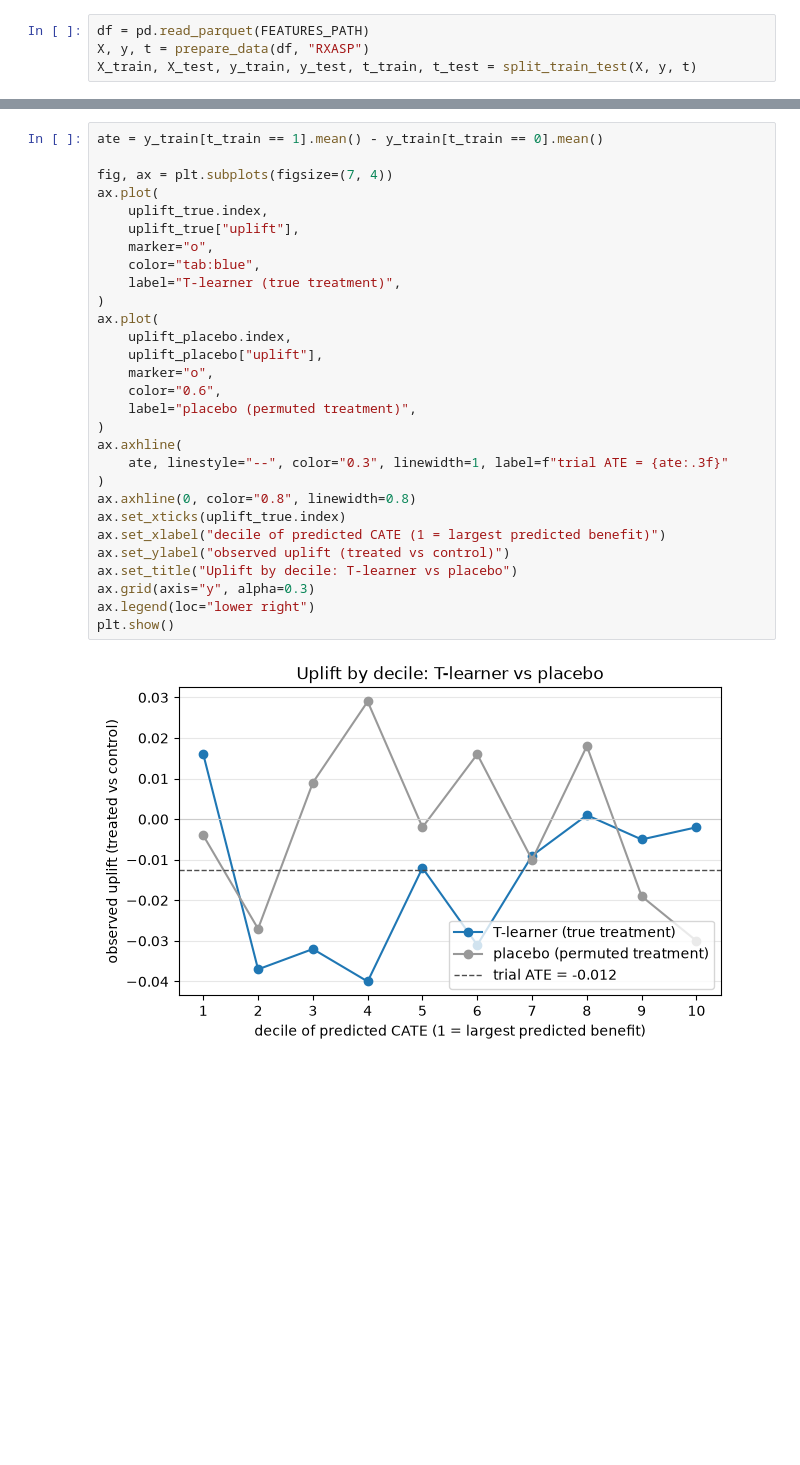
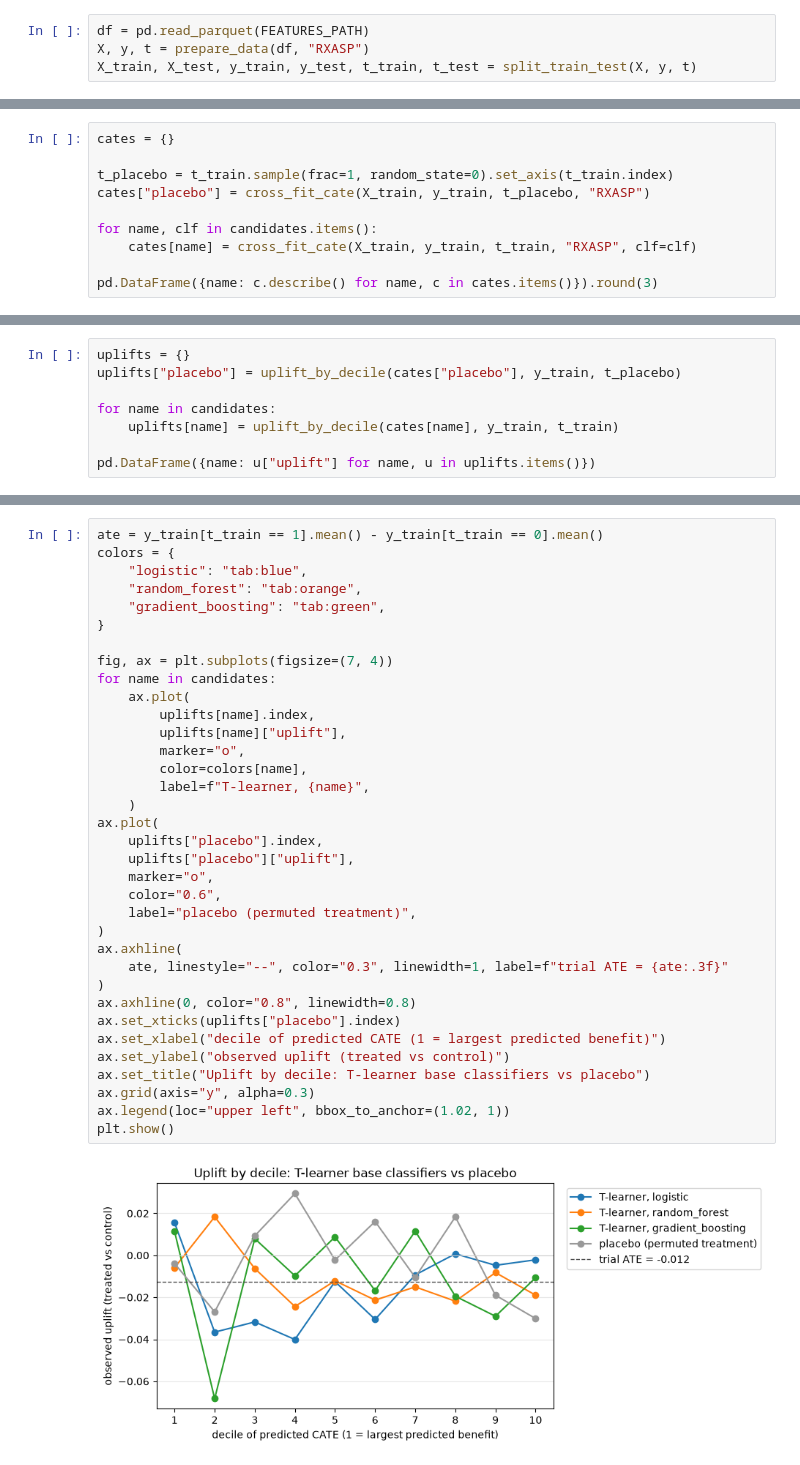
Before and after one commit to itsfedee/personalized-treatment-effects, a Jupyter notebook: notebooks/06_t_learner.ipynb, the cells around one changed output, grey strips where cells are left out. Cells and saved outputs as stored; diff of their text form; blank space fills up the shorter version.

Commit message:
Add notebook 06: t-learner

```diff
--- a/notebooks/06_t_learner.ipynb
+++ b/notebooks/06_t_learner.ipynb
@@ -79,0 +43,10 @@ display(uplift_placebo)
+# %%
+cates = {}
+
+t_placebo = t_train.sample(frac=1, random_state=0).set_axis(t_train.index)
+cates["placebo"] = cross_fit_cate(X_train, y_train, t_placebo, "RXASP")
+
+for name, clf in candidates.items():
+    cates[name] = cross_fit_cate(X_train, y_train, t_train, "RXASP", clf=clf)
+
+pd.DataFrame({name: c.describe() for name, c in cates.items()}).round(3)
@@ -79,0 +63,8 @@ display(uplift_placebo)
+# %%
+uplifts = {}
+uplifts["placebo"] = uplift_by_decile(cates["placebo"], y_train, t_placebo)
+
+for name in candidates:
+    uplifts[name] = uplift_by_decile(cates[name], y_train, t_train)
+
+pd.DataFrame({name: u["uplift"] for name, u in uplifts.items()})
@@ -80,34 +84,40 @@ display(uplift_placebo)
 # %%
 ate = y_train[t_train == 1].mean() - y_train[t_train == 0].mean()
+colors = {
+    "logistic": "tab:blue",
+    "random_forest": "tab:orange",
+    "gradient_boosting": "tab:green",
+}
 
 fig, ax = plt.subplots(figsize=(7, 4))
+for name in candidates:
+    ax.plot(
+        uplifts[name].index,
+        uplifts[name]["uplift"],
+        marker="o",
+        color=colors[name],
+        label=f"T-learner, {name}",
+    )
 ax.plot(
-    uplift_true.index,
-    uplift_true["uplift"],
-    marker="o",
-    color="tab:blue",
-    label="T-learner (true treatment)",
-)
-ax.plot(
-    uplift_placebo.index,
-    uplift_placebo["uplift"],
+    uplifts["placebo"].index,
+    uplifts["placebo"]["uplift"],
     marker="o",
     color="0.6",
     label="placebo (permuted treatment)",
 )
 ax.axhline(
     ate, linestyle="--", color="0.3", linewidth=1, label=f"trial ATE = {ate:.3f}"
 )
 ax.axhline(0, color="0.8", linewidth=0.8)
-ax.set_xticks(uplift_true.index)
+ax.set_xticks(uplifts["placebo"].index)
 ax.set_xlabel("decile of predicted CATE (1 = largest predicted benefit)")
 ax.set_ylabel("observed uplift (treated vs control)")
-ax.set_title("Uplift by decile: T-learner vs placebo")
+ax.set_title("Uplift by decile: T-learner base classifiers vs placebo")
 ax.grid(axis="y", alpha=0.3)
-ax.legend(loc="lower right")
+ax.legend(loc="upper left", bbox_to_anchor=(1.02, 1))
 plt.show()
 # %% [output]
-[figure, old version]
+[figure, new version]
 # %% [markdown]
 ## Conclusion
 
```
Also changed, not shown: parts of 8 cells of this notebook.
